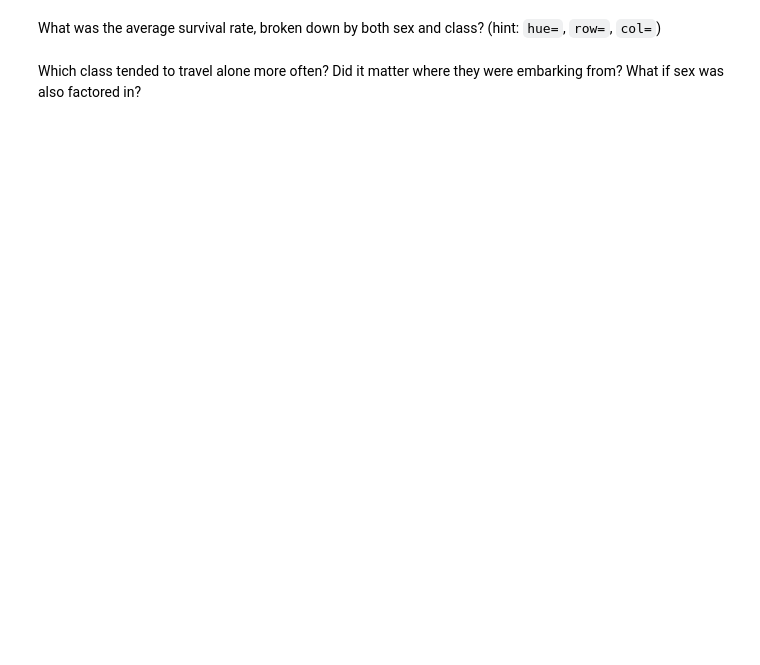
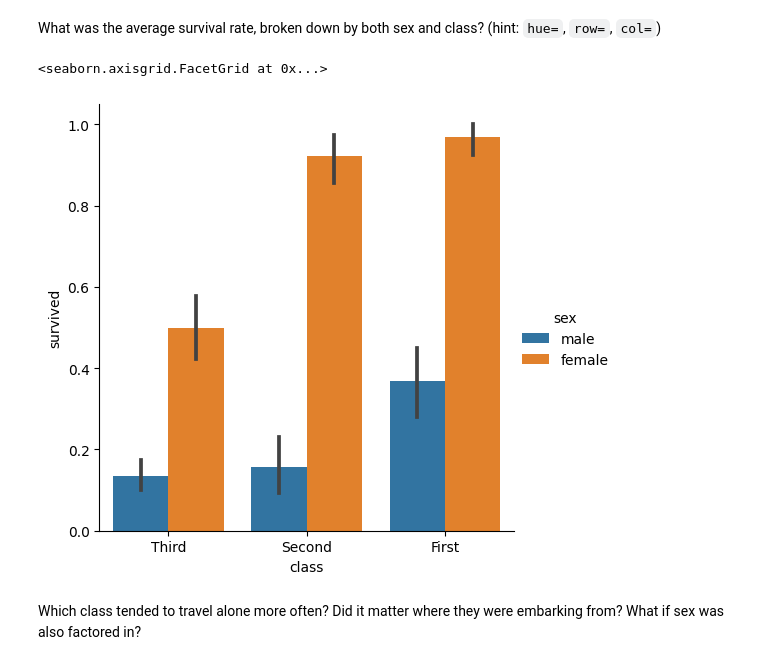
Before and after one commit to ili-s/NicksIntro2Python, a Jupyter notebook: Day4/4-3-GroupingData.ipynb, the cells around one changed output. Saved outputs shown, nothing was run; the diff lists cells and outputs as text; code cells hidden in the pictures; blank space fills up the shorter version.

```diff
--- a/Day4/4-3-GroupingData.ipynb
+++ b/Day4/4-3-GroupingData.ipynb
@@ -112,4 +187,9 @@ What was the average survival rate for each class?
 # %% [markdown]
 What was the average survival rate, broken down by both sex and class? (hint: `hue=`, `row=`, `col=`)
+# %%
+sns.catplot(data= df, x = 'class', order = class_order, y = 'survived', hue = 'sex', kind = 'bar')
+# %% [output]
+<seaborn.axisgrid.FacetGrid at 0x...>
+[figure, added]
 # %% [markdown]
 Which class tended to travel alone more often?  Did it matter where they were embarking from?  What if sex was also factored in?
```
Also changed, not shown: parts of 12 cells of this notebook, 12 other files.
